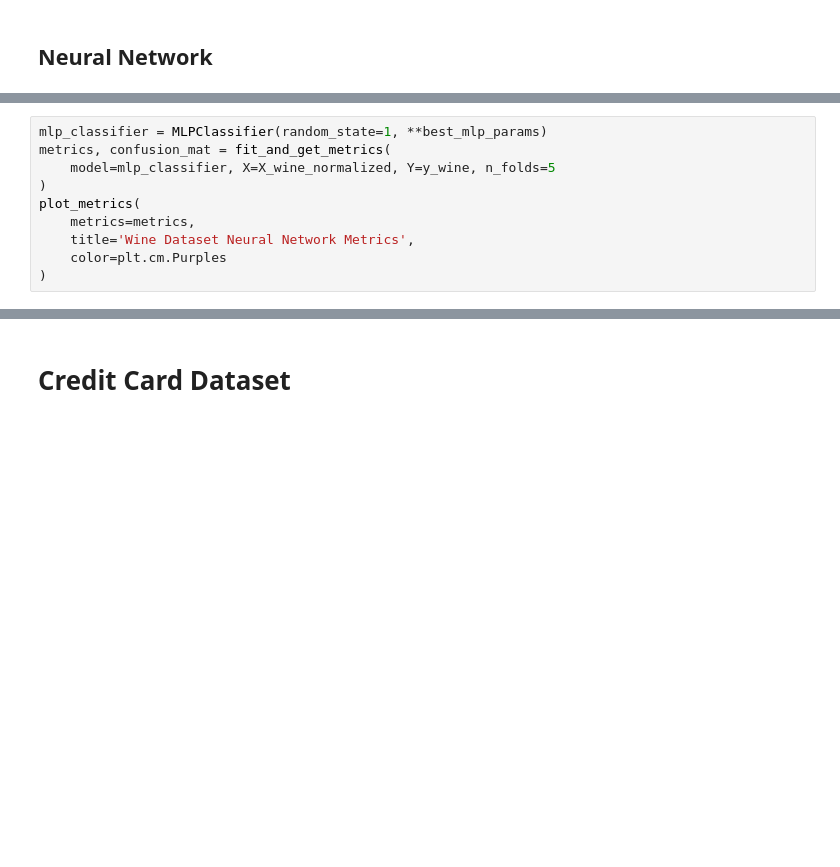
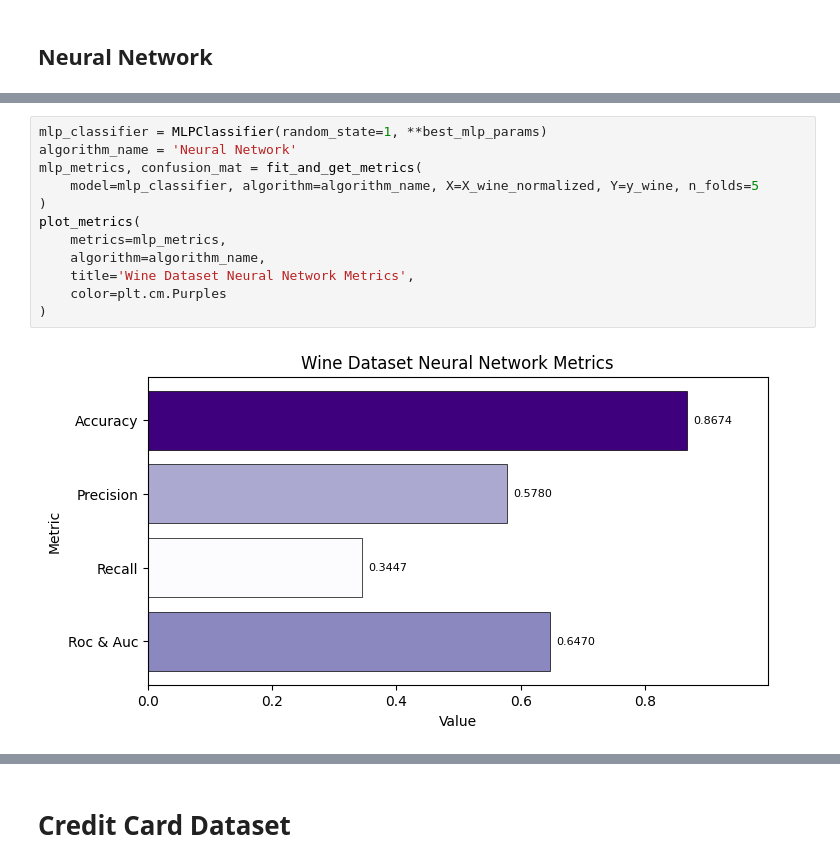
Before and after one commit to Antonio-Tresol/proyecto_1_ml, a Jupyter notebook: proyecto_1_ml.ipynb, the cells around one changed output, grey strips where cells are left out. Saved outputs shown, nothing was run; the diff lists cells and outputs as text; blank space fills up the shorter version.

```diff
--- a/proyecto_1_ml.ipynb
+++ b/proyecto_1_ml.ipynb
@@ -342,13 +463,17 @@ print("Best score :", best_mlp_score)
 # %%
 mlp_classifier = MLPClassifier(random_state=1, **best_mlp_params)
-metrics, confusion_mat = fit_and_get_metrics(
-    model=mlp_classifier, X=X_wine_normalized, Y=y_wine, n_folds=5
+algorithm_name = 'Neural Network'
+mlp_metrics, confusion_mat = fit_and_get_metrics(
+    model=mlp_classifier, algorithm=algorithm_name, X=X_wine_normalized, Y=y_wine, n_folds=5
 )
 plot_metrics(
-    metrics=metrics,
+    metrics=mlp_metrics,
+    algorithm=algorithm_name,
     title='Wine Dataset Neural Network Metrics',
     color=plt.cm.Purples
 )
+# %% [output]
+[figure, added]
 # %%
 plot_confusion_matrix(
     confusion_matrix=confusion_mat,
```
Also changed, not shown: parts of 33 cells of this notebook.
